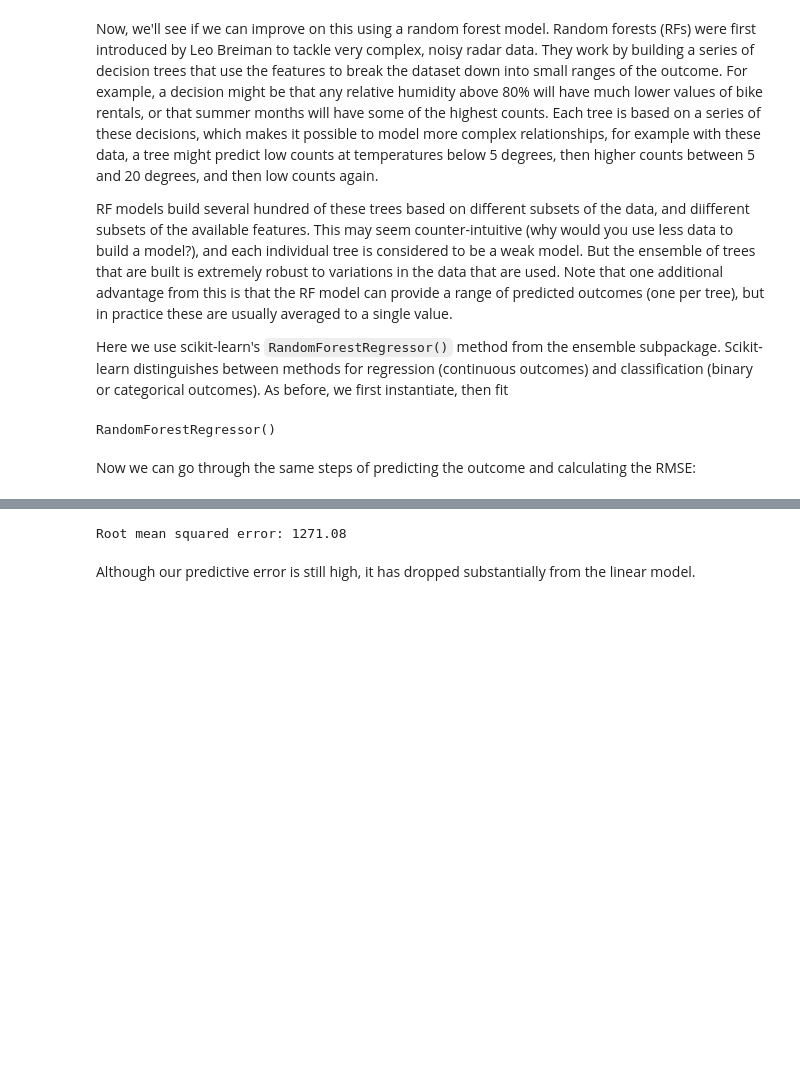
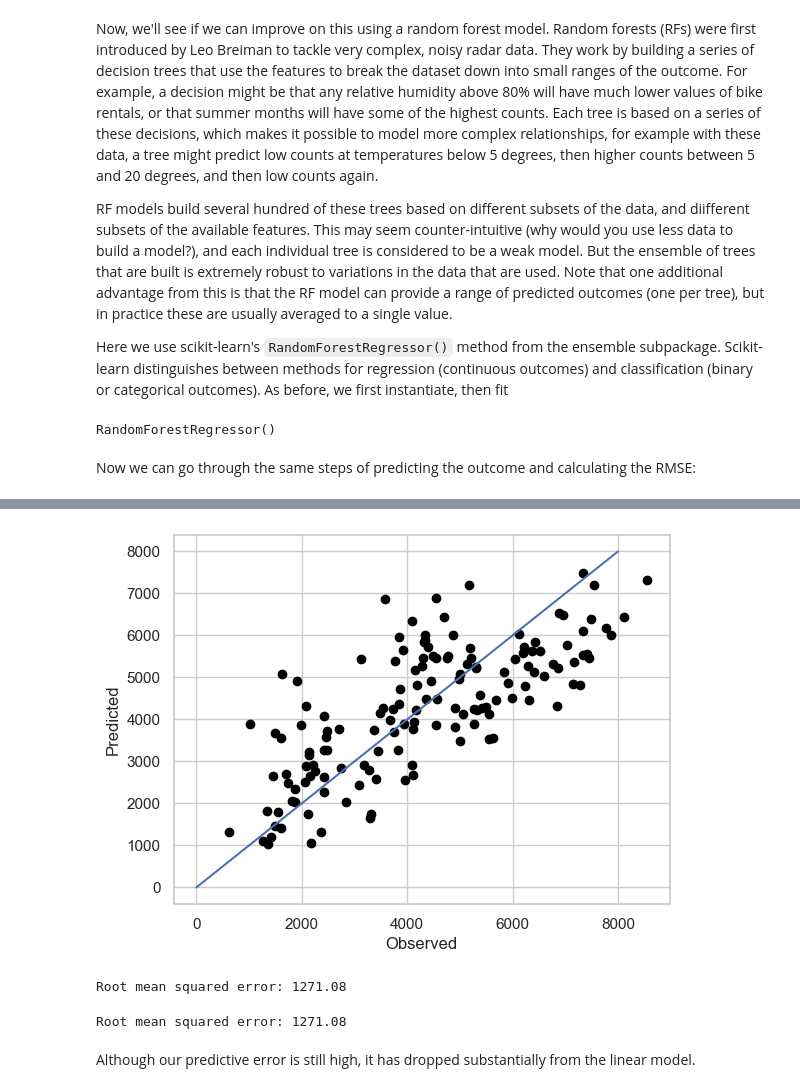
Before and after one commit to simonbrewer/MAGIC_AI_Workshop, a Jupyter notebook: Lab01_IntroML/MAGIC_01_IntroML.ipynb, the cells around one changed output, grey strips where cells are left out. Drawn from its saved outputs; the diff is of its cells as text; code cells hidden in the pictures; blank space fills up the shorter version.

```diff
--- a/Lab01_IntroML/MAGIC_01_IntroML.ipynb
+++ b/Lab01_IntroML/MAGIC_01_IntroML.ipynb
@@ -299,3 +310,17 @@ plt.show()
+# %%
+y_test_pred = rf.predict(X_test)
+plt.scatter(y_test, y_test_pred,  color='black')
+plt.xlabel("Observed")
+plt.ylabel("Predicted")
+plt.plot([0, 8000], [0, 8000])
+plt.show()
+# %% [output]
+[figure, added]
+# %%
+print('Root mean squared error: %.2f'
+      % root_mean_squared_error(y_test, y_test_pred))
+# %% [output]
+Root mean squared error: 1271.08
 # %%
 print('Root mean squared error: %.2f'
       % root_mean_squared_error(y_test, y_test_pred))
```
Also changed, not shown: parts of 97 cells of this notebook.
